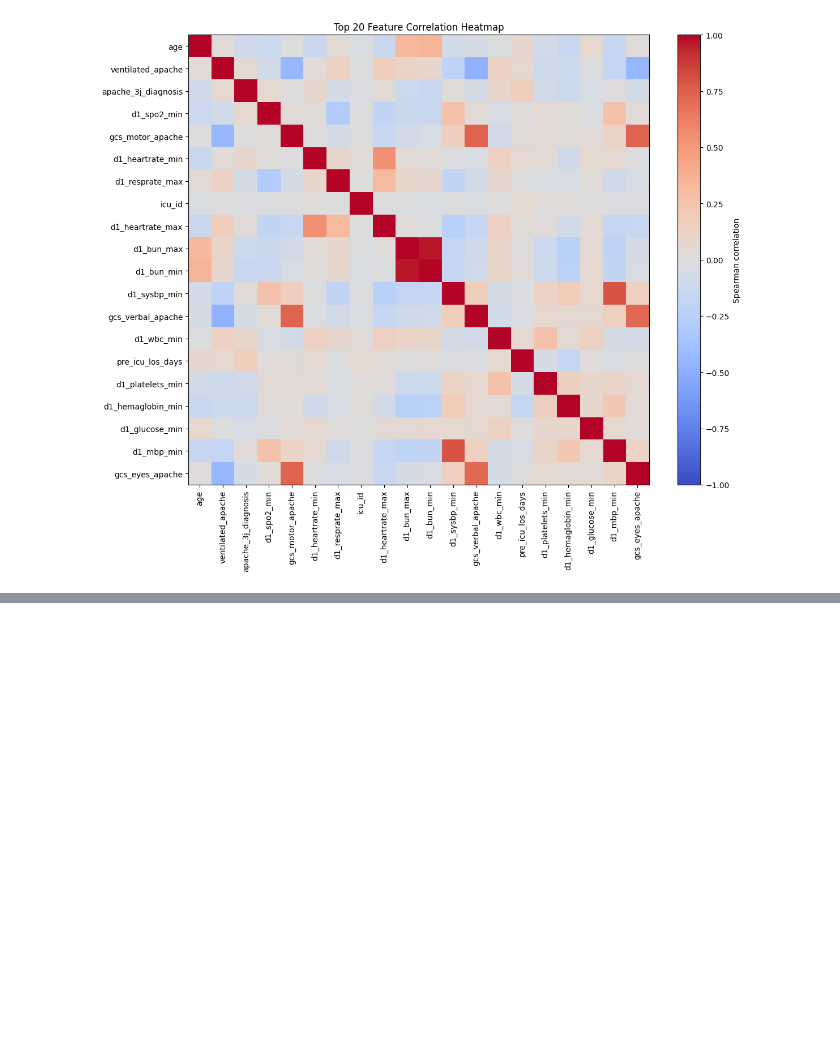
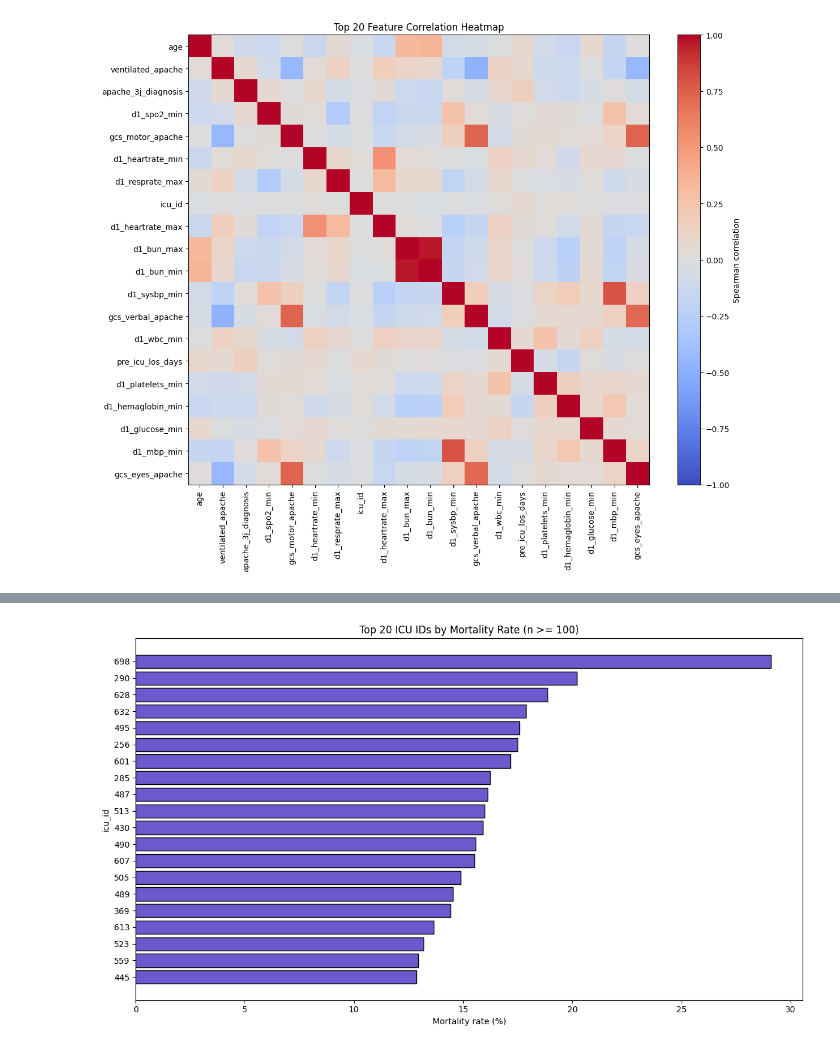
Before and after one commit to atalayatasoy17/xai-project, a Jupyter notebook: notebooks/04_shap_explainability.ipynb, the cells around one changed output, grey strips where cells are left out. Cells and saved outputs as stored; diff of their text form; code cells hidden in the pictures; blank space fills up the shorter version.

```diff
--- a/notebooks/04_shap_explainability.ipynb
+++ b/notebooks/04_shap_explainability.ipynb
@@ -1194,0 +1215,26 @@ plt.show()
+# %%
+icu_mortality = (
+    raw_df
+    .groupby("icu_id")["hospital_death"]
+    .agg(
+        n_patients="count",
+        mortality_rate="mean"
+    )
+    .reset_index()
+)
+
+icu_mortality["mortality_rate_pct"] = (
+    icu_mortality["mortality_rate"] * 100
+).round(2)
+
+icu_mortality_filtered = (
+    icu_mortality
+    .query("n_patients >= 100")
+    .sort_values("mortality_rate", ascending=False)
+    .reset_index(drop=True)
+)
+
+print(f"Total ICU IDs: {icu_mortality.shape[0]}")
+print(f"ICU IDs with >=100 patients: {icu_mortality_filtered.shape[0]}")
+
+icu_mortality_filtered.head(20)
@@ -1194,0 +1261,20 @@ plt.show()
+# %%
+top_icu_mortality = icu_mortality_filtered.head(20).copy()
+
+plt.figure(figsize=(12, 7))
+
+plt.barh(
+    top_icu_mortality["icu_id"].astype(str),
+    top_icu_mortality["mortality_rate_pct"],
+    color="slateblue",
+    edgecolor="black"
+)
+
+plt.xlabel("Mortality rate (%)")
+plt.ylabel("icu_id")
+plt.title("Top 20 ICU IDs by Mortality Rate (n >= 100)")
+plt.gca().invert_yaxis()
+plt.tight_layout()
+plt.show()
+# %% [output]
+[figure, added]
```
Also changed, not shown: parts of 6 cells of this notebook, 5 other files.
